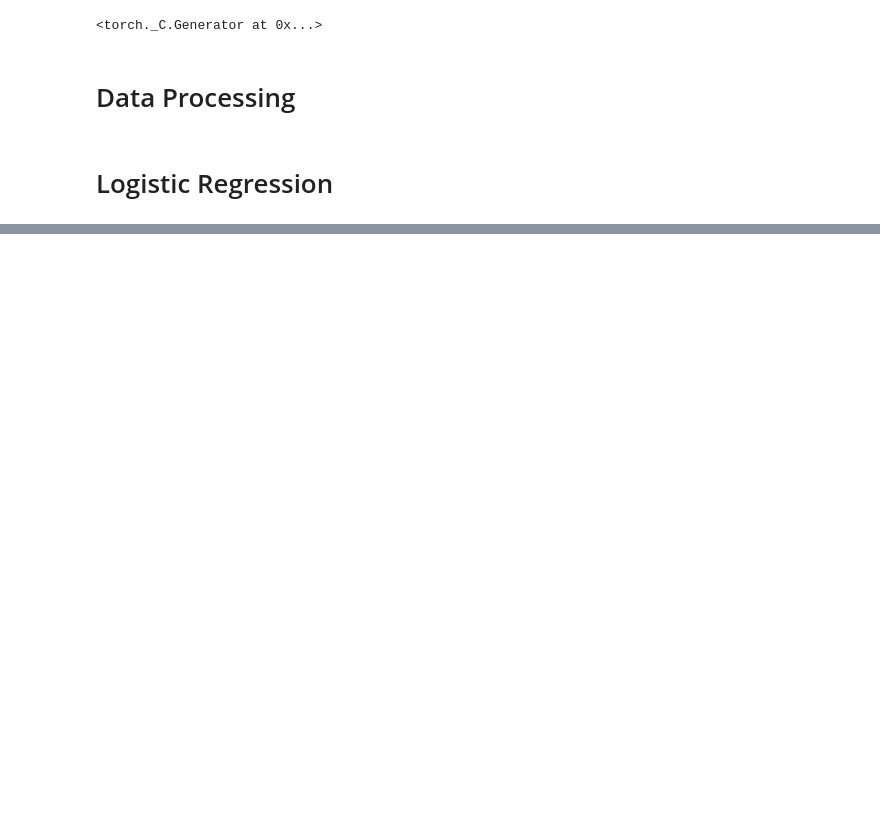
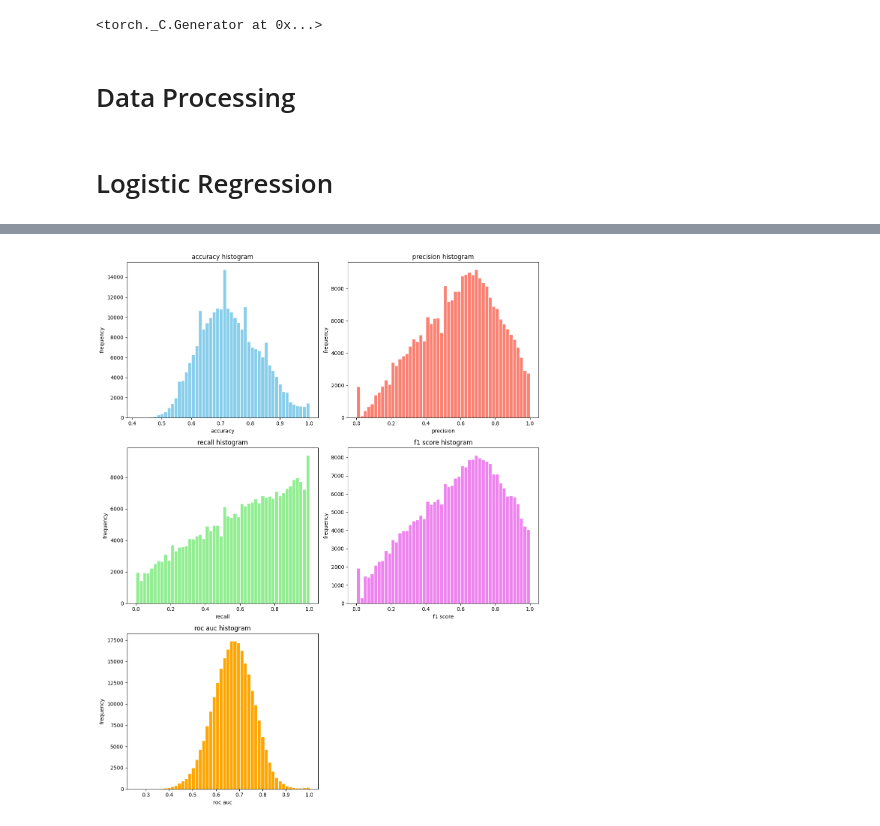
Before and after one commit to AthomsG/gene-prediction-from-bacteria-community, a Jupyter notebook: notebooks/Logistic Regressions.ipynb, the cells around one changed output, grey strips where cells are left out. Drawn from its saved outputs; the diff is of its cells as text; code cells hidden in the pictures; blank space fills up the shorter version.

```diff
--- a/notebooks/Logistic Regressions.ipynb
+++ b/notebooks/Logistic Regressions.ipynb
@@ -148,0 +212,36 @@ plt.show()
+# %%
+fig, axs = plt.subplots(3, 2, figsize=(12, 15))
+
+bins = 50
+
+axs[0, 0].hist(accuracies, bins=bins, color='skyblue', edgecolor='white')
+axs[0, 0].set_title('accuracy histogram')
+axs[0, 0].set_xlabel('accuracy')
+axs[0, 0].set_ylabel('frequency')
+
+axs[0, 1].hist(precisions, bins=bins, color='salmon', edgecolor='white')
+axs[0, 1].set_title('precision histogram')
+axs[0, 1].set_xlabel('precision')
+axs[0, 1].set_ylabel('frequency')
+
+axs[1, 0].hist(recalls, bins=bins, color='lightgreen', edgecolor='white')
+axs[1, 0].set_title('recall histogram')
+axs[1, 0].set_xlabel('recall')
+axs[1, 0].set_ylabel('frequency')
+
+axs[1, 1].hist(f1s, bins=bins, color='violet', edgecolor='white')
+axs[1, 1].set_title('f1 score histogram')
+axs[1, 1].set_xlabel('f1 score')
+axs[1, 1].set_ylabel('frequency')
+
+axs[2, 0].hist(roc_aucs, bins=bins, color='orange', edgecolor='white')
+axs[2, 0].set_title('roc auc histogram')
+axs[2, 0].set_xlabel('roc auc')
+axs[2, 0].set_ylabel('frequency')
+
+axs[2, 1].axis('off')
+
+plt.tight_layout()
+plt.show()
+# %% [output]
+[figure, added]
```
Also changed, not shown: parts of 8 cells of this notebook, 1 other file.
